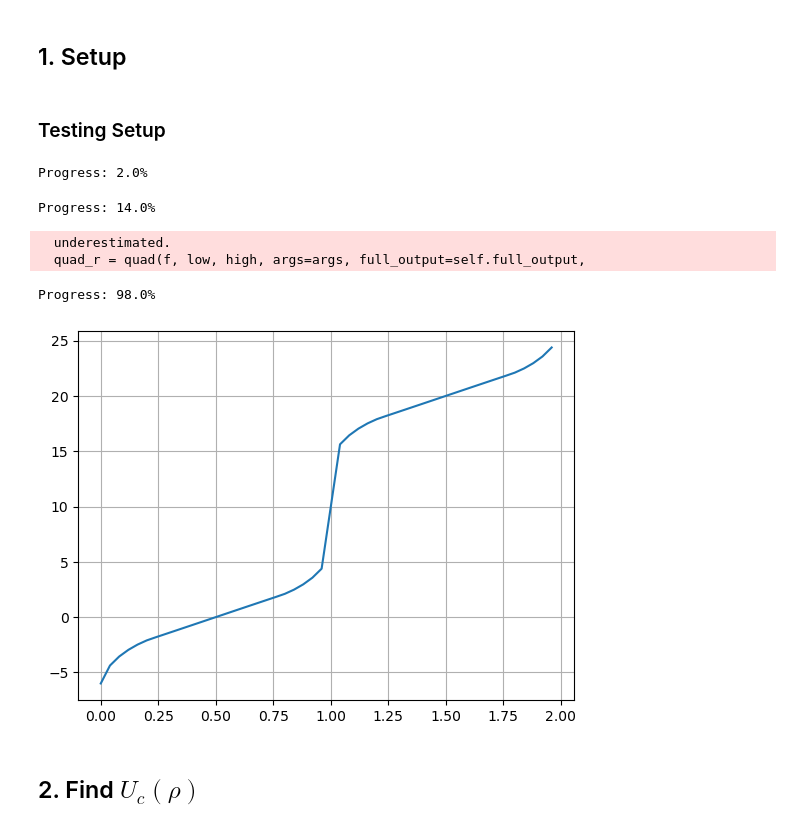
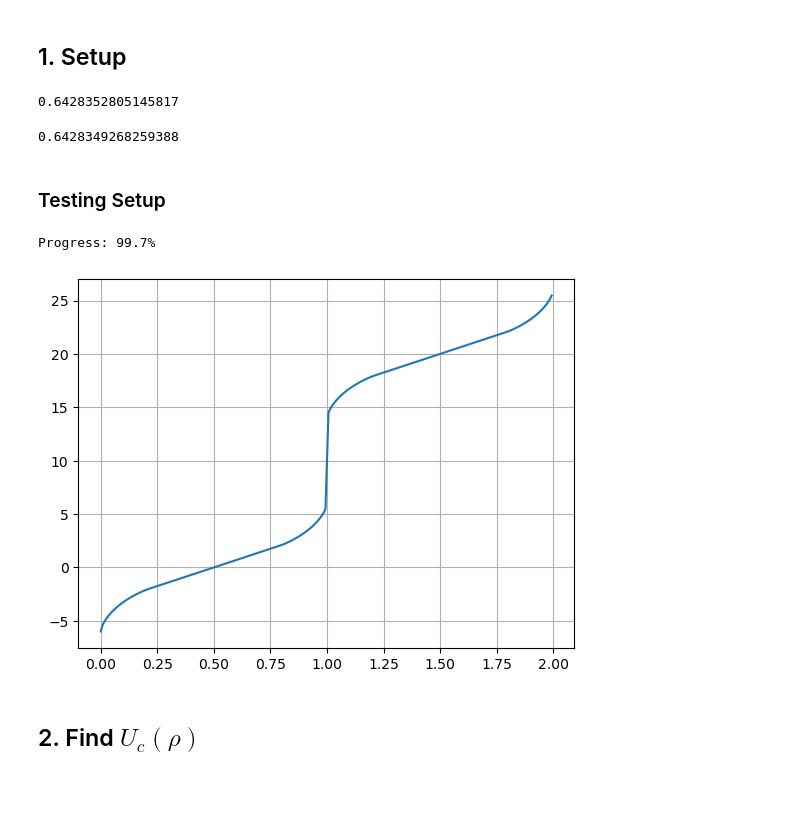
Before and after one commit to janjhch/bachelorthesis, a Jupyter notebook: phase_diagram/phase_diagram/phase_diagram_3D.ipynb, the cells around one changed output. Saved outputs shown, nothing was run; the diff lists cells and outputs as text; code cells hidden in the pictures; blank space fills up the shorter version.

```diff
--- a/phase_diagram/phase_diagram/phase_diagram_3D.ipynb
+++ b/phase_diagram/phase_diagram/phase_diagram_3D.ipynb
@@ -11,15 +11,36 @@ from scipy.optimize import root_scalar
 t = 1
 d = 3
 
+N = 1000
+
+# np.where(if statement, if true, if false)
 def I_1(x):
+    return np.where(np.abs(x) < (2 * t),
+             np.heaviside(x + 2*t, 1) - (1 / np.pi) * np.arccos(np.clip(x / (2*t), -1, 1)),
+             np.heaviside(x + 2*t, 1))
+
+def I_1_scipy(x):
     if np.abs(x) < 2*t:
         result = np.heaviside(x + 2*t, 1) - (1 / np.pi) * np.arccos(x / (2*t))
     else:
         result = np.heaviside(x + 2*t, 1)
     return result
 
+k1_array = np.linspace(-np.pi, np.pi, N)
+k2_array = np.linspace(-np.pi, np.pi, N)
+k1k1, k2k2 = np.meshgrid(k1_array, k2_array)
+
 def I_3(x):
-    I_1_shifted = lambda k1, k2: I_1(x + 2 * t * (np.cos(k1) + np.cos(k2)))
+    shifted_I_1 = x + 2 * t * (np.cos(k1k1) + np.cos(k2k2))
+    func_val_grid = I_1(shifted_I_1)
+
+    intermediate = np.trapz(func_val_grid, k2_array, axis=1)
+    result = np.trapz(intermediate, k1_array)
+
+    return result / ((2 * np.pi)**2)
+
+def I_3_scipy(x):
+    I_1_shifted = lambda k1, k2: I_1_scipy(x + 2 * t * (np.cos(k1) + np.cos(k2)))
 
     integral_val = integrate.dblquad(I_1_shifted, -np.pi, np.pi, -np.pi, np.pi, epsabs=1e-4)
 
@@ -36,7 +57,7 @@ def rho_3d(mu, U):
 def find_mu_of_rho(rho, U):
     bracket = (-2*t*d, U + 2*t*d) # minimal and maximal values of mu
     func_mu = lambda mu: rho_3d(mu, U) - rho
-    result = root_scalar(func_mu, bracket=bracket, method='brentq', xtol=1e-3)
+    result = root_scalar(func_mu, bracket=bracket, method='brentq', xtol=1e-4)
 
     if result.converged:
         return result.root
@@ -66,21 +87,25 @@ def one_plot(x_array, y_array,x_label, y_label, title):
     plt.title(title)
     plt.grid(True)
     plt.show()
+# %%
+print(I_3(1))
+# %% [output]
+0.6428352805145817
+# %%
+print(I_3_scipy(1))
+# %% [output]
+0.6428349268259388
 # %% [markdown]
 ### Testing Setup
 # %%
-rho_values = np.linspace(0, 2, 50, endpoint=False)
+rho_values = np.linspace(0, 2, 300, endpoint=False)
 
 mu_values = create_mu_list(rho_values, 20)
 
 one_plot(rho_values, mu_values, '','','')
 # %% [output]
-Progress: 2.0%
+Progress: 99.7%
-Progress: 14.0%
-  underestimated.
-  quad_r = quad(f, low, high, args=args, full_output=self.full_output,
-Progress: 98.0%
-[figure, old version]
+[figure, new version]
 # %% [markdown]
 ## 2. Find $U_c(\rho)$
 # %% [markdown]
```
Also changed, not shown: parts of 9 cells of this notebook.
